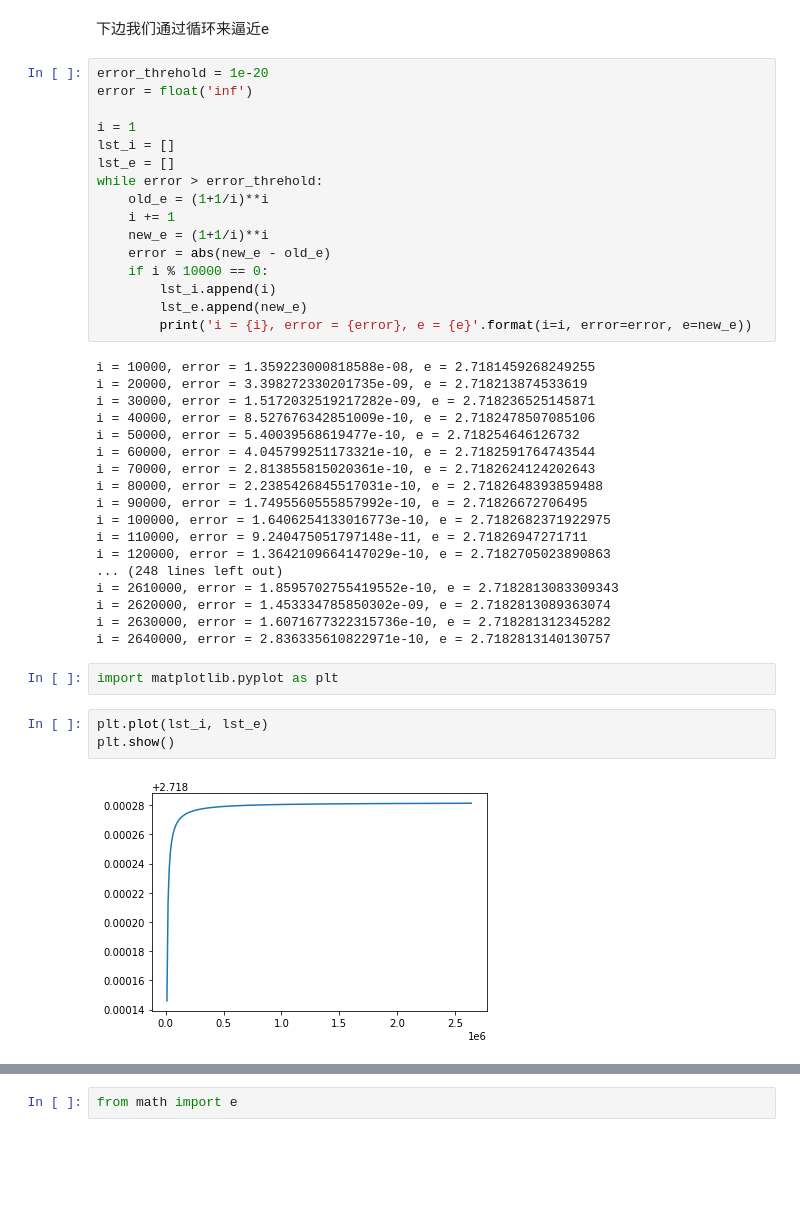
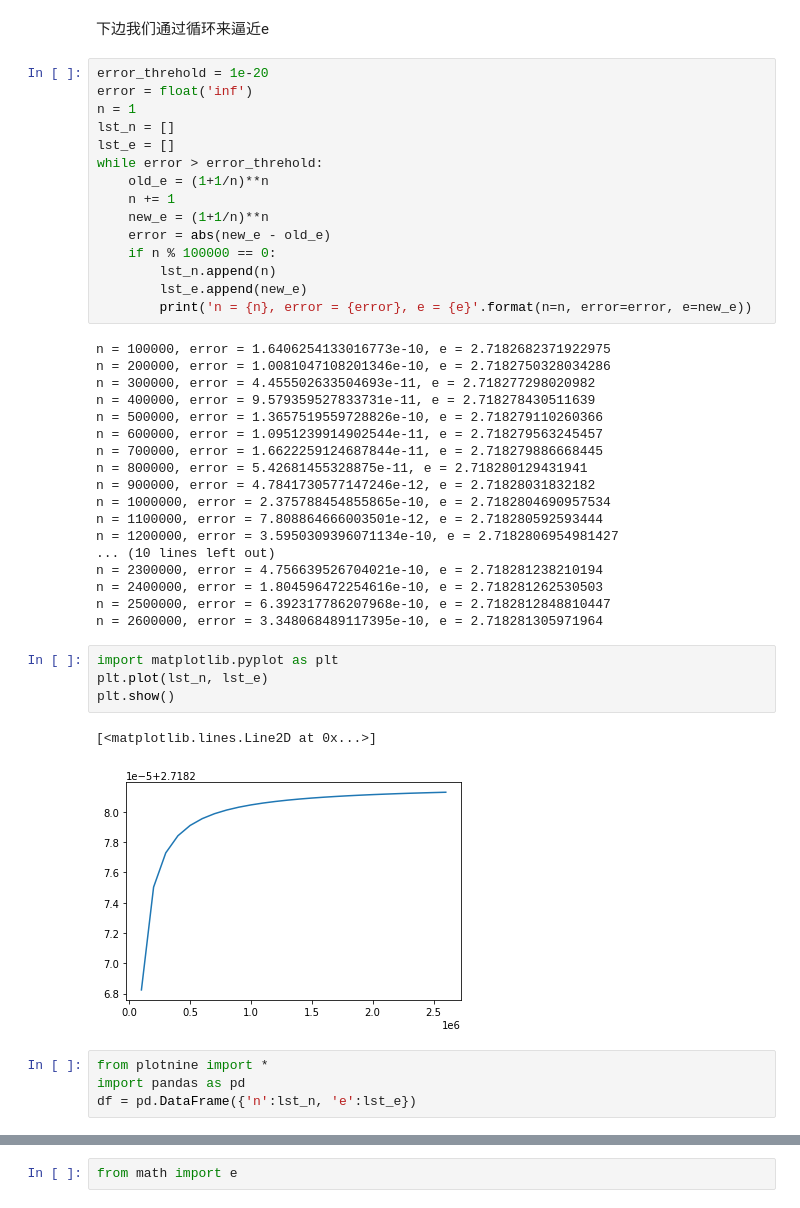
Before and after one commit to byaxb/DataMiningExperiments, a Jupyter notebook: ch02_python基础知识B.ipynb, the cells around one changed output, grey strips where cells are left out. Cells and saved outputs as stored; diff of their text form; blank space fills up the shorter version.

```diff
--- a/ch02_python基础知识B.ipynb
+++ b/ch02_python基础知识B.ipynb
@@ -170,41 +269,44 @@ yes
 # %%
 error_threhold = 1e-20
 error = float('inf')
-
-i = 1
-lst_i = []
+n = 1
+lst_n = []
 lst_e = []
 while error > error_threhold:
-    old_e = (1+1/i)**i
-    i += 1
-    new_e = (1+1/i)**i
+    old_e = (1+1/n)**n
+    n += 1
+    new_e = (1+1/n)**n
     error = abs(new_e - old_e)
-    if i % 10000 == 0:
-        lst_i.append(i)
+    if n % 100000 == 0:
+        lst_n.append(n)
         lst_e.append(new_e)
-        print('i = {i}, error = {error}, e = {e}'.format(i=i, error=error, e=new_e))
+        print('n = {n}, error = {error}, e = {e}'.format(n=n, error=error, e=new_e))
 # %% [output]
-i = 10000, error = 1.359223000818588e-08, e = 2.7181459268249255
-i = 20000, error = 3.398272330201735e-09, e = 2.718213874533619
-i = 30000, error = 1.5172032519217282e-09, e = 2.718236525145871
-i = 40000, error = 8.527676342851009e-10, e = 2.7182478507085106
-i = 50000, error = 5.40039568619477e-10, e = 2.718254646126732
-i = 60000, error = 4.045799251173321e-10, e = 2.7182591764743544
-i = 70000, error = 2.813855815020361e-10, e = 2.7182624124202643
-i = 80000, error = 2.2385426845517031e-10, e = 2.7182648393859488
-i = 90000, error = 1.7495560555857992e-10, e = 2.71826672706495
-i = 100000, error = 1.6406254133016773e-10, e = 2.7182682371922975
-i = 110000, error = 9.240475051797148e-11, e = 2.71826947271711
-i = 120000, error = 1.3642109664147029e-10, e = 2.7182705023890863
-... (248 lines left out)
-i = 2610000, error = 1.8595702755419552e-10, e = 2.7182813083309343
-i = 2620000, error = 1.453334785850302e-09, e = 2.7182813089363074
-i = 2630000, error = 1.6071677322315736e-10, e = 2.718281312345282
-i = 2640000, error = 2.836335610822971e-10, e = 2.7182813140130757
+n = 100000, error = 1.6406254133016773e-10, e = 2.7182682371922975
+n = 200000, error = 1.0081047108201346e-10, e = 2.7182750328034286
+n = 300000, error = 4.455502633504693e-11, e = 2.718277298020982
+n = 400000, error = 9.579359527833731e-11, e = 2.718278430511639
+n = 500000, error = 1.3657519559728826e-10, e = 2.718279110260366
+n = 600000, error = 1.0951239914902544e-11, e = 2.718279563245457
+n = 700000, error = 1.6622259124687844e-11, e = 2.718279886668445
+n = 800000, error = 5.42681455328875e-11, e = 2.718280129431941
+n = 900000, error = 4.7841730577147246e-12, e = 2.71828031832182
+n = 1000000, error = 2.375788454855865e-10, e = 2.7182804690957534
+n = 1100000, error = 7.808864666003501e-12, e = 2.718280592593444
+n = 1200000, error = 3.5950309396071134e-10, e = 2.7182806954981427
+... (10 lines left out)
+n = 2300000, error = 4.756639526704021e-10, e = 2.718281238210194
+n = 2400000, error = 1.804596472254616e-10, e = 2.718281262530503
+n = 2500000, error = 6.392317786207968e-10, e = 2.7182812848810447
+n = 2600000, error = 3.348068489117395e-10, e = 2.718281305971964
 # %%
 import matplotlib.pyplot as plt
+plt.plot(lst_n, lst_e)
+plt.show()
+# %% [output]
+[<matplotlib.lines.Line2D at 0x...>]
+[figure, added]
-# %%
-plt.plot(lst_i, lst_e)
-plt.show()
-# %% [output]
-[figure, removed]
+# %%
+from plotnine import *
+import pandas as pd
+df = pd.DataFrame({'n':lst_n, 'e':lst_e})
```
Also changed, not shown: parts of 89 cells of this notebook, 6 other files.
